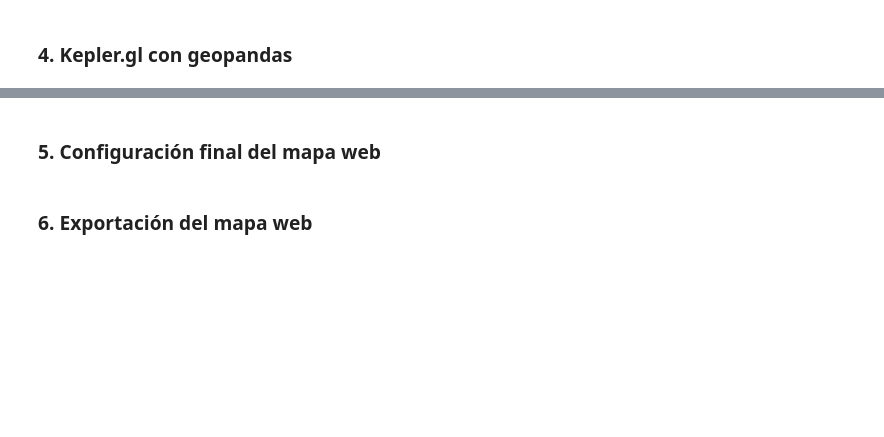
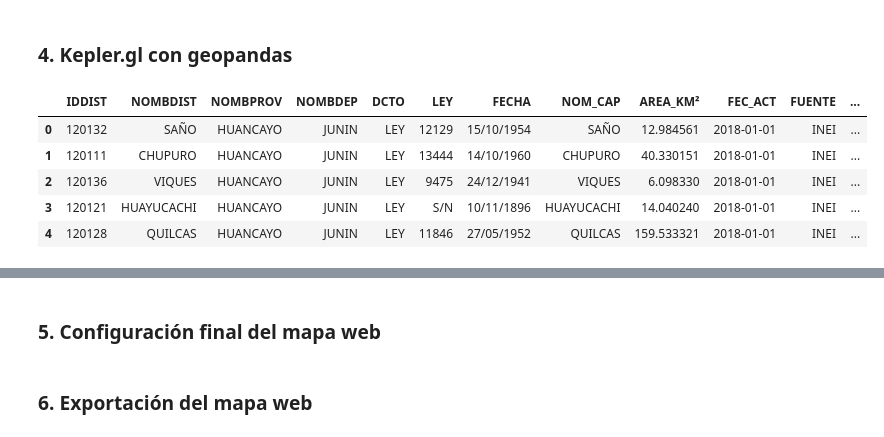
Before and after one commit to geografope/visualizacion-datos-espaciales-con-keplergl, a Jupyter notebook: visualizacion_de_datos_espaciales_con_keplergl.ipynb, the cells around one changed output, grey strips where cells are left out. Drawn from its saved outputs; the diff is of its cells as text; code cells hidden in the pictures; blank space fills up the shorter version.

```diff
--- a/visualizacion_de_datos_espaciales_con_keplergl.ipynb
+++ b/visualizacion_de_datos_espaciales_con_keplergl.ipynb
@@ -63,6 +59,16 @@ KeplerGl(data={'nevada':       CDpto       Dep  CProv     Prov   CDist      Dist
 # Open data : https://github.com/ambarja/gpkg-pe
 url_gpkg = 'https://github.com/ambarja/gpkg-pe/raw/main/prov_huancayo.gpkg'
 gpkg = gpd.read_file(url_gpkg)
+# %%
+# Visualización de las 5 primeras files
+gpkg.head()
+# %% [output]
+|  | IDDIST | NOMBDIST | NOMBPROV | NOMBDEP | DCTO | LEY | FECHA | NOM_CAP | AREA_KM² | FEC_ACT | FUENTE | ... |
+| 0 | 120132 | SAÑO | HUANCAYO | JUNIN | LEY | 12129 | 15/10/1954 | SAÑO | 12.984561 | 2018-01-01 | INEI | ... |
+| 1 | 120111 | CHUPURO | HUANCAYO | JUNIN | LEY | 13444 | 14/10/1960 | CHUPURO | 40.330151 | 2018-01-01 | INEI | ... |
+| 2 | 120136 | VIQUES | HUANCAYO | JUNIN | LEY | 9475 | 24/12/1941 | VIQUES | 6.098330 | 2018-01-01 | INEI | ... |
+| 3 | 120121 | HUAYUCACHI | HUANCAYO | JUNIN | LEY | S/N | 10/11/1896 | HUAYUCACHI | 14.040240 | 2018-01-01 | INEI | ... |
+| 4 | 120128 | QUILCAS | HUANCAYO | JUNIN | LEY | 11846 | 27/05/1952 | QUILCAS | 159.533321 | 2018-01-01 | INEI | ... |
 # %%
 # Visualización de geopackages dentro de con kepler.gl
 mapa_gpkg = KeplerGl(height=500, data={"provincia-hcyo": gpkg})
```
Also changed, not shown: parts of 2 cells of this notebook.
